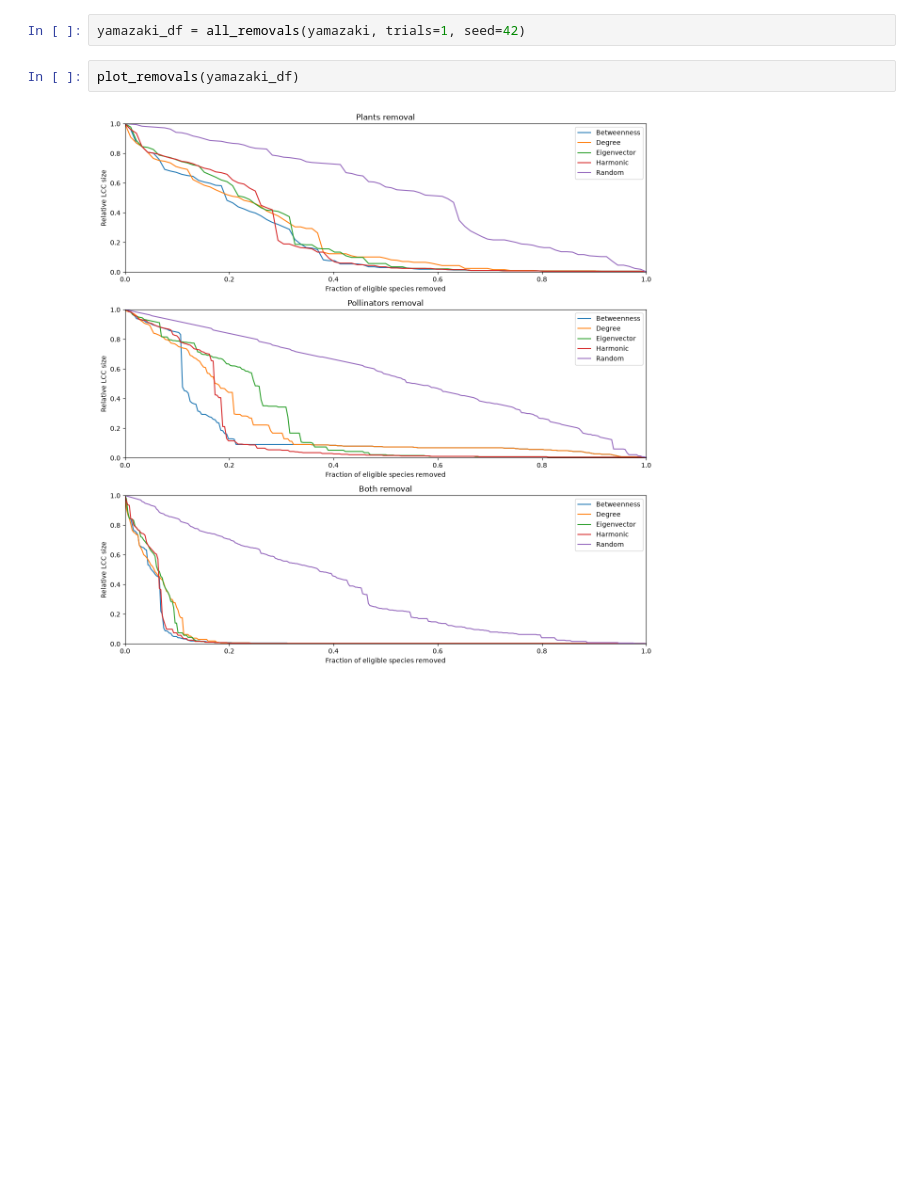
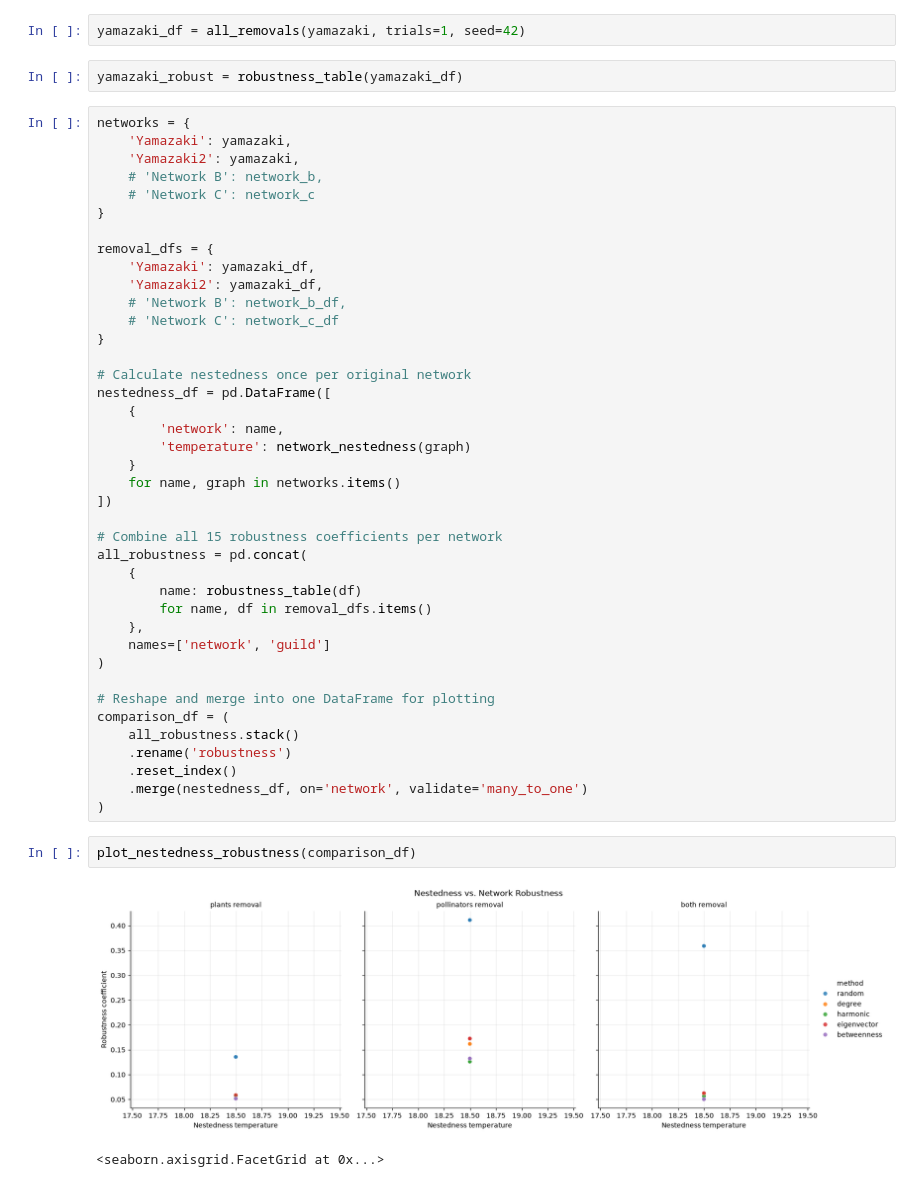
Before and after one commit to hyunderscore/biol4200-networks-project, a Jupyter notebook: code/code.ipynb, the cells around one changed output. Drawn from its saved outputs; the diff is of its cells as text; blank space fills up the shorter version.

Commit message:
added robustness coeffcicients, nestedness temperatures, and comparison plot

```diff
--- a/code/code.ipynb
+++ b/code/code.ipynb
@@ -141,7 +218,50 @@ def plot_removals(removal_df):
 yamazaki = extract_to_network('../data/web-of-life_2026-10-22_203340/M_PL_053.csv')
 # %%
 yamazaki_df = all_removals(yamazaki, trials=1, seed=42)
+# %%
+yamazaki_robust = robustness_table(yamazaki_df)
+# %%
+networks = {
+    'Yamazaki': yamazaki,
+    'Yamazaki2': yamazaki,
+    # 'Network B': network_b,
+    # 'Network C': network_c
+}
+
+removal_dfs = {
+    'Yamazaki': yamazaki_df,
+    'Yamazaki2': yamazaki_df,
+    # 'Network B': network_b_df,
+    # 'Network C': network_c_df
+}
+
+# Calculate nestedness once per original network
+nestedness_df = pd.DataFrame([
+    {
+        'network': name,
+        'temperature': network_nestedness(graph)
+    }
+    for name, graph in networks.items()
+])
+
+# Combine all 15 robustness coefficients per network
+all_robustness = pd.concat(
+    {
+        name: robustness_table(df)
+        for name, df in removal_dfs.items()
+    },
+    names=['network', 'guild']
+)
+
+# Reshape and merge into one DataFrame for plotting
+comparison_df = (
+    all_robustness.stack()
+    .rename('robustness')
+    .reset_index()
+    .merge(nestedness_df, on='network', validate='many_to_one')
+)
 # %%
-plot_removals(yamazaki_df)
+plot_nestedness_robustness(comparison_df)
 # %% [output]
-[figure, old version]
+[figure, new version]
+<seaborn.axisgrid.FacetGrid at 0x...>
```
Also changed, not shown: parts of 6 cells of this notebook, 1 other file.
